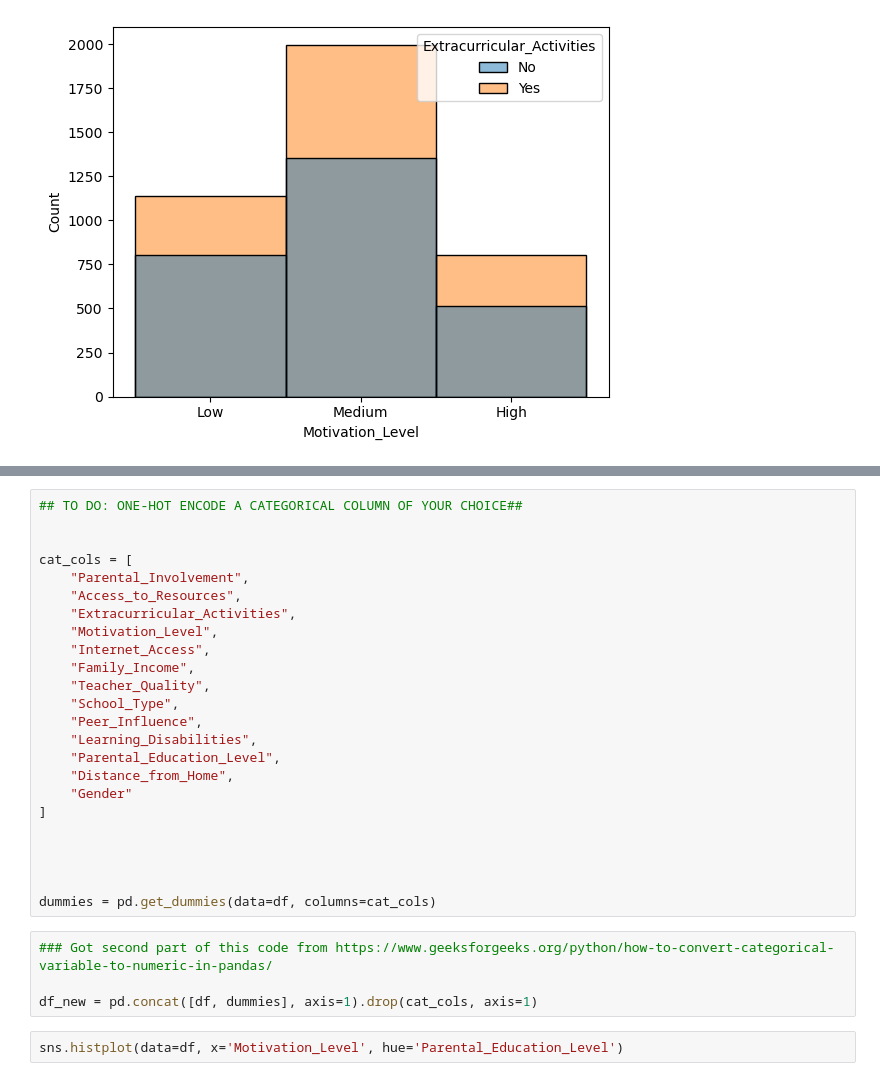
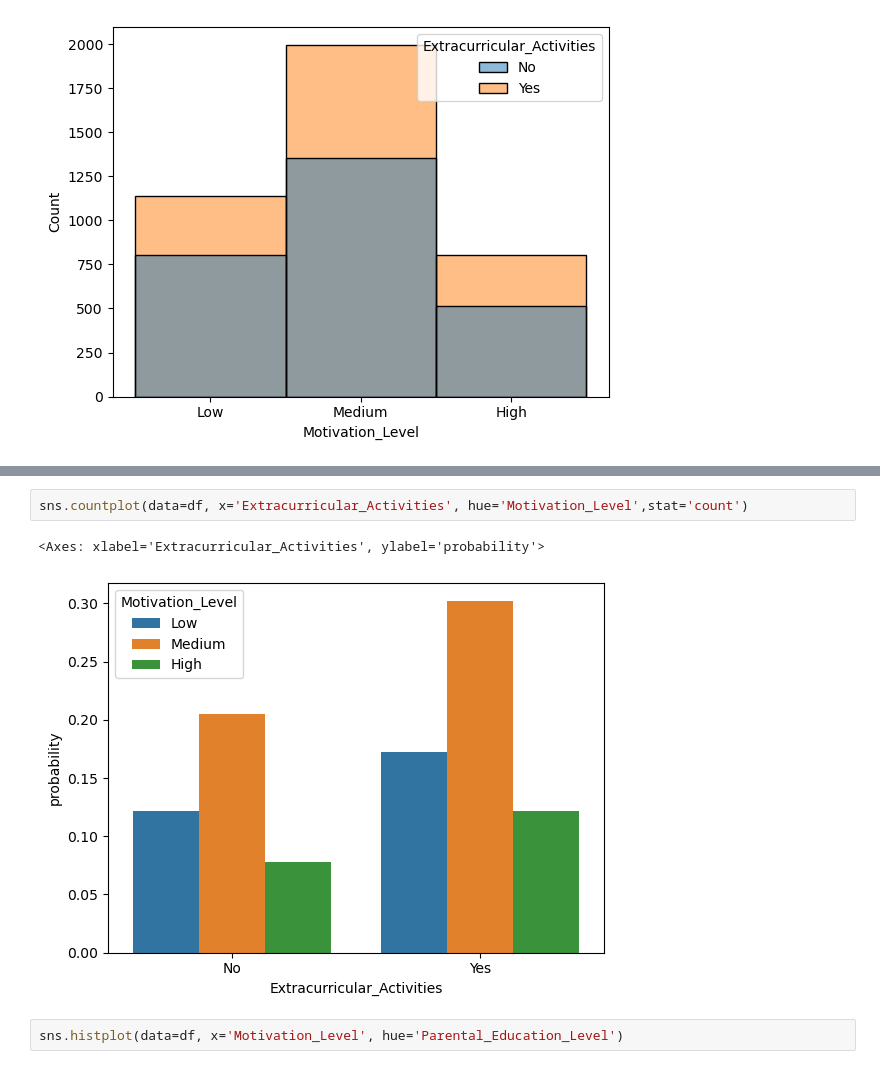
Before and after one commit to ljacks74-pixel/dsstudioprojects, a Jupyter notebook: project1.ipynb, the cells around one changed output, grey strips where cells are left out. Cells and saved outputs as stored; diff of their text form.

```diff
--- a/project1.ipynb
+++ b/project1.ipynb
@@ -193,31 +171,8 @@ memory usage: 942.1 KB
-# %%
-## TO DO: ONE-HOT ENCODE A CATEGORICAL COLUMN OF YOUR CHOICE##
-
-
-cat_cols = [
-    "Parental_Involvement",
-    "Access_to_Resources",
-    "Extracurricular_Activities",
-    "Motivation_Level",
-    "Internet_Access",
-    "Family_Income",
-    "Teacher_Quality",
-    "School_Type",
-    "Peer_Influence",
-    "Learning_Disabilities",
-    "Parental_Education_Level",
-    "Distance_from_Home",
-    "Gender"
-]
-
-
-
-
-dummies = pd.get_dummies(data=df, columns=cat_cols)
-# %%
-### Got second part of this code from https://www.geeksforgeeks.org/python/how-to-convert-categorical-variable-to-numeric-in-pandas/
-
-df_new = pd.concat([df, dummies], axis=1).drop(cat_cols, axis=1)
+# %%
+sns.countplot(data=df, x='Extracurricular_Activities', hue='Motivation_Level',stat='count')
+# %% [output]
+<Axes: xlabel='Extracurricular_Activities', ylabel='probability'>
+[figure, added]
 # %%
 sns.histplot(data=df, x='Motivation_Level', hue='Parental_Education_Level')
 # %% [output]
```
Also changed, not shown: parts of 13 cells of this notebook.
